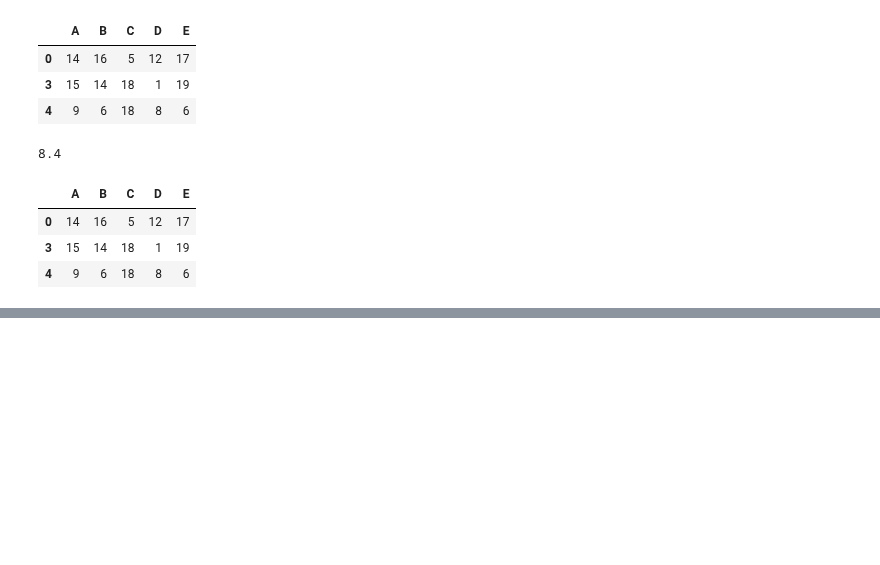
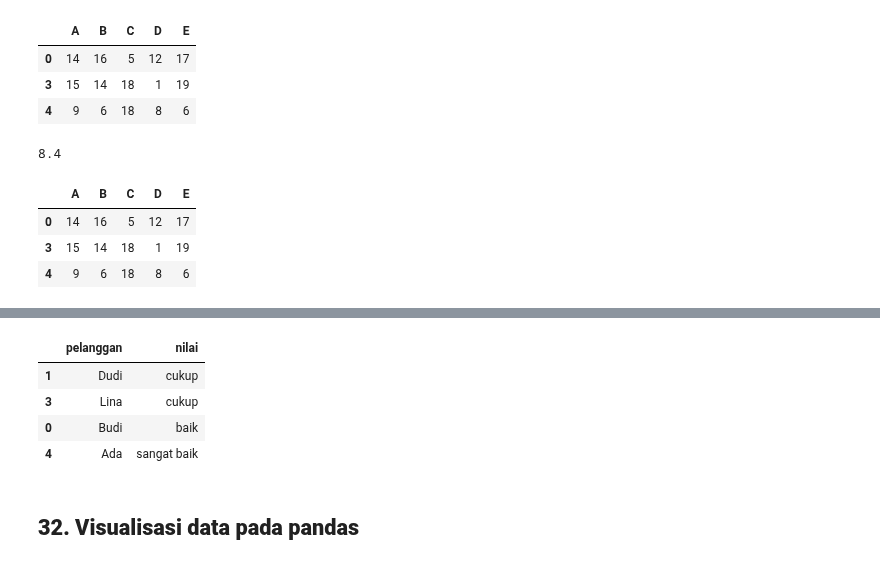
Before and after one commit to Edy-Mochamad/Learn-jupyter-notebook, a Jupyter notebook: pandas.ipynb, the cells around one changed output, grey strips where cells are left out. Saved outputs shown, nothing was run; the diff lists cells and outputs as text; code cells hidden in the pictures; blank space fills up the shorter version.

```diff
--- a/pandas.ipynb
+++ b/pandas.ipynb
@@ -1492,0 +1536,10 @@ df.query('A > @ratarata')
+# %%
+df[df['nilai'] >= 'cukup']
+# %% [output]
+|  | pelanggan | nilai |
+| 1 | Dudi | cukup |
+| 3 | Lina | cukup |
+| 0 | Budi | baik |
+| 4 | Ada | sangat baik |
+# %% [markdown]
+## **32. Visualisasi data pada pandas**
```
Also changed, not shown: parts of 6 cells of this notebook.
